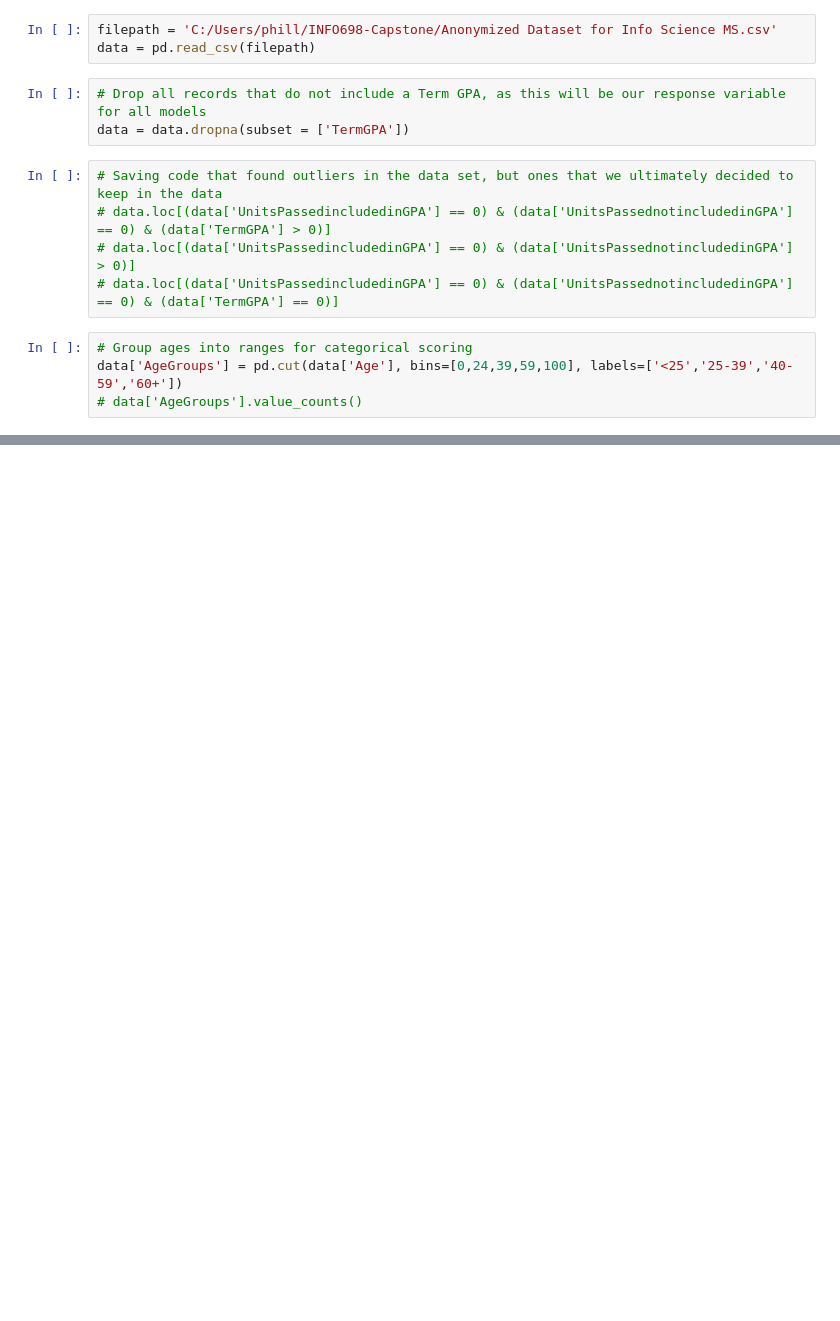
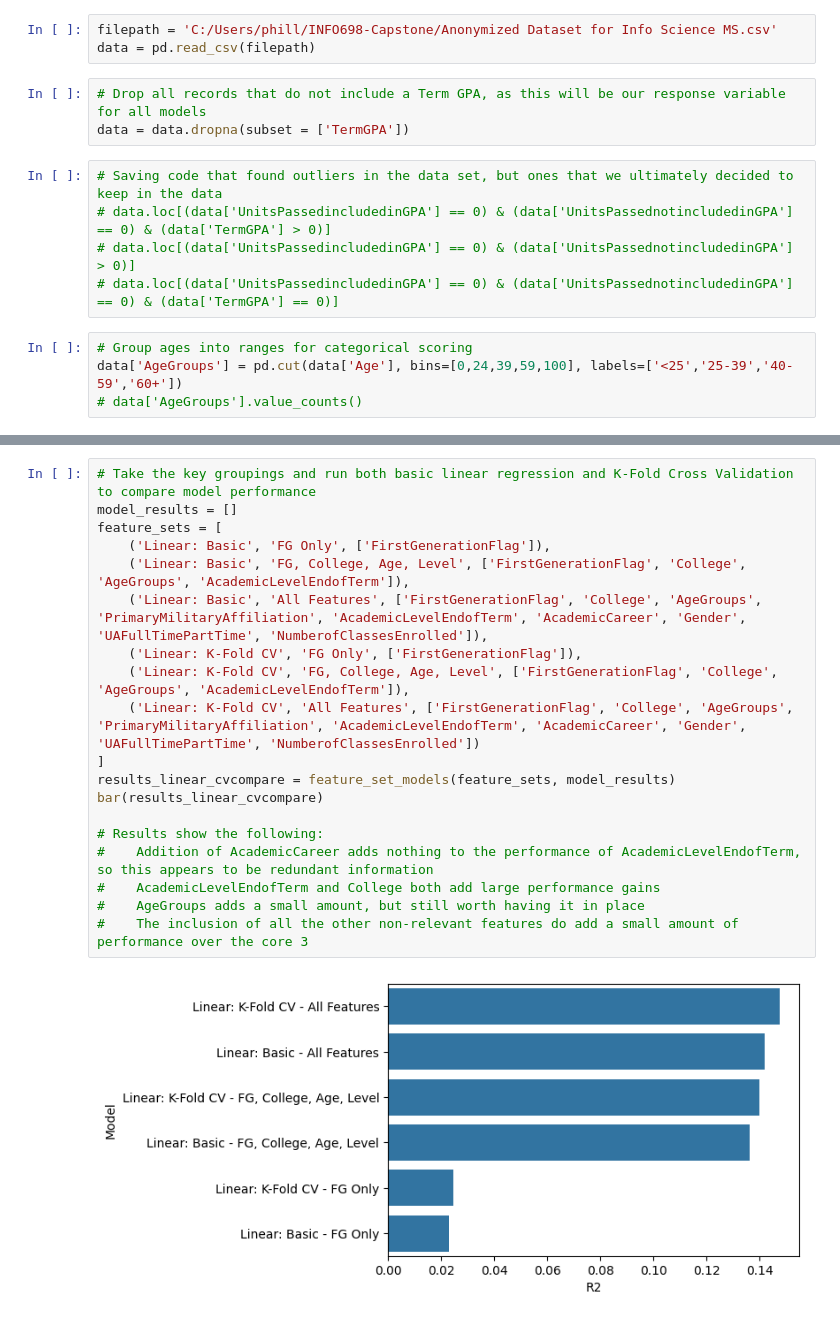
Before and after one commit to gburden6/INFO698-Fall2025-GB-PM, a Jupyter notebook: INFO698_McManus.ipynb, the cells around one changed output, grey strips where cells are left out. Cells and saved outputs as stored; diff of their text form; blank space fills up the shorter version.

```diff
--- a/INFO698_McManus.ipynb
+++ b/INFO698_McManus.ipynb
@@ -51,0 +99,21 @@ data
+# %%
+# Take the key groupings and run both basic linear regression and K-Fold Cross Validation to compare model performance
+model_results = []
+feature_sets = [
+    ('Linear: Basic', 'FG Only', ['FirstGenerationFlag']),
+    ('Linear: Basic', 'FG, College, Age, Level', ['FirstGenerationFlag', 'College', 'AgeGroups', 'AcademicLevelEndofTerm']),
+    ('Linear: Basic', 'All Features', ['FirstGenerationFlag', 'College', 'AgeGroups', 'PrimaryMilitaryAffiliation', 'AcademicLevelEndofTerm', 'AcademicCareer', 'Gender', 'UAFullTimePartTime', 'NumberofClassesEnrolled']),
+    ('Linear: K-Fold CV', 'FG Only', ['FirstGenerationFlag']),
+    ('Linear: K-Fold CV', 'FG, College, Age, Level', ['FirstGenerationFlag', 'College', 'AgeGroups', 'AcademicLevelEndofTerm']),
+    ('Linear: K-Fold CV', 'All Features', ['FirstGenerationFlag', 'College', 'AgeGroups', 'PrimaryMilitaryAffiliation', 'AcademicLevelEndofTerm', 'AcademicCareer', 'Gender', 'UAFullTimePartTime', 'NumberofClassesEnrolled'])
+]
+results_linear_cvcompare = feature_set_models(feature_sets, model_results)
+bar(results_linear_cvcompare)
+
+# Results show the following:
+#    Addition of AcademicCareer adds nothing to the performance of AcademicLevelEndofTerm, so this appears to be redundant information
+#    AcademicLevelEndofTerm and College both add large performance gains
+#    AgeGroups adds a small amount, but still worth having it in place
+#    The inclusion of all the other non-relevant features do add a small amount of performance over the core 3
+# %% [output]
+[figure, added]
```
Also changed, not shown: parts of 15 cells of this notebook.
